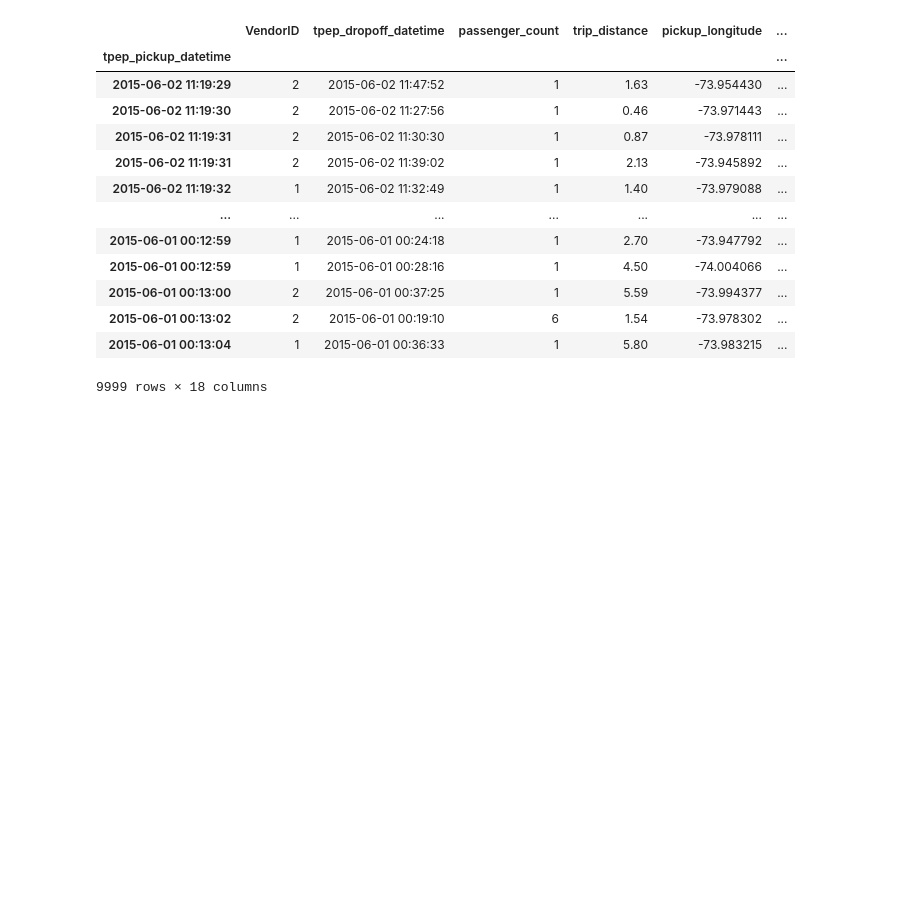
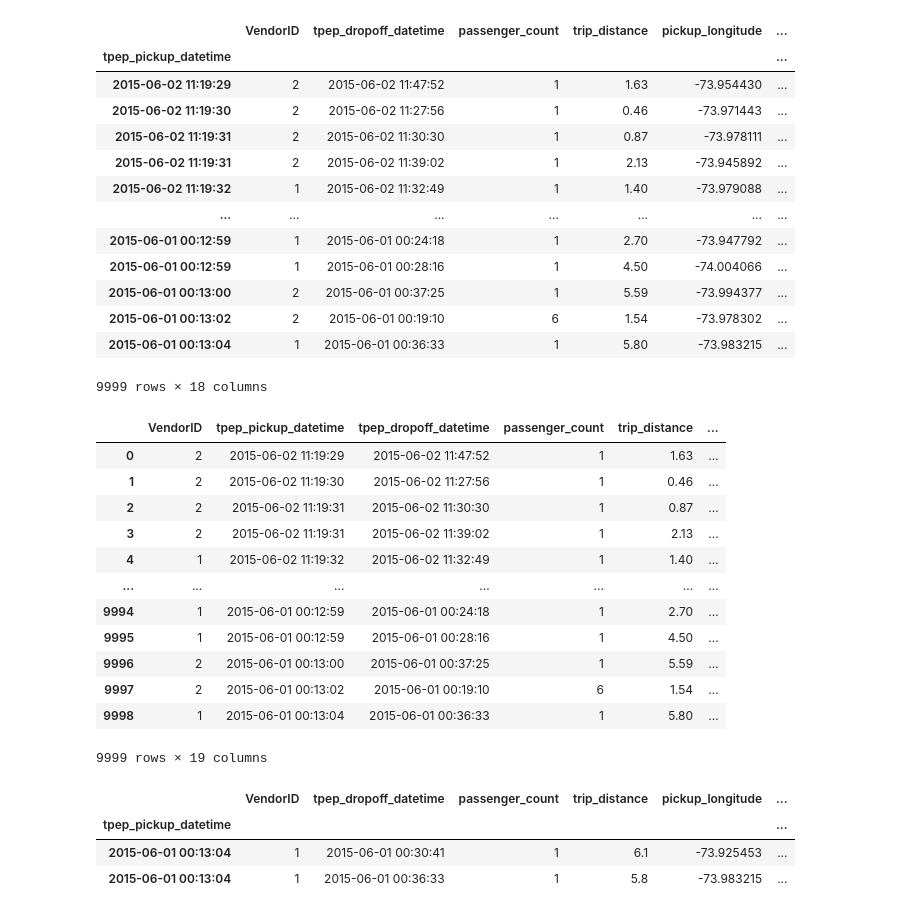
Before and after one commit to reuven/apple-2025-02February-pandas, a Jupyter notebook: 2025-03March-11.ipynb, the cells around one changed output. Saved outputs shown, nothing was run; the diff lists cells and outputs as text; code cells hidden in the pictures; blank space fills up the shorter version.

```diff
--- a/2025-03March-11.ipynb
+++ b/2025-03March-11.ipynb
@@ -45,3 +45,30 @@ df.shape
 | 2015-06-01 00:13:02 | 2 | 2015-06-01 00:19:10 | 6 | 1.54 | -73.978302 | ... |
 | 2015-06-01 00:13:04 | 1 | 2015-06-01 00:36:33 | 1 | 5.80 | -73.983215 | ... |
 9999 rows × 18 columns
+# %%
+df
+# %% [output]
+|  | VendorID | tpep_pickup_datetime | tpep_dropoff_datetime | passenger_count | trip_distance | ... |
+| 0 | 2 | 2015-06-02 11:19:29 | 2015-06-02 11:47:52 | 1 | 1.63 | ... |
+| 1 | 2 | 2015-06-02 11:19:30 | 2015-06-02 11:27:56 | 1 | 0.46 | ... |
+| 2 | 2 | 2015-06-02 11:19:31 | 2015-06-02 11:30:30 | 1 | 0.87 | ... |
+| 3 | 2 | 2015-06-02 11:19:31 | 2015-06-02 11:39:02 | 1 | 2.13 | ... |
+| 4 | 1 | 2015-06-02 11:19:32 | 2015-06-02 11:32:49 | 1 | 1.40 | ... |
+| ... | ... | ... | ... | ... | ... | ... |
+| 9994 | 1 | 2015-06-01 00:12:59 | 2015-06-01 00:24:18 | 1 | 2.70 | ... |
+| 9995 | 1 | 2015-06-01 00:12:59 | 2015-06-01 00:28:16 | 1 | 4.50 | ... |
+| 9996 | 2 | 2015-06-01 00:13:00 | 2015-06-01 00:37:25 | 1 | 5.59 | ... |
+| 9997 | 2 | 2015-06-01 00:13:02 | 2015-06-01 00:19:10 | 6 | 1.54 | ... |
+| 9998 | 1 | 2015-06-01 00:13:04 | 2015-06-01 00:36:33 | 1 | 5.80 | ... |
+9999 rows × 19 columns
+# %%
+(
+    df
+    .set_index('tpep_pickup_datetime')
+    .loc['2015-06-01 00:13:04']
+)
+# %% [output]
+|  | VendorID | tpep_dropoff_datetime | passenger_count | trip_distance | pickup_longitude | ... |
+| tpep_pickup_datetime |  |  |  |  |  | ... |
+| 2015-06-01 00:13:04 | 1 | 2015-06-01 00:30:41 | 1 | 6.1 | -73.925453 | ... |
+| 2015-06-01 00:13:04 | 1 | 2015-06-01 00:36:33 | 1 | 5.8 | -73.983215 | ... |
```
